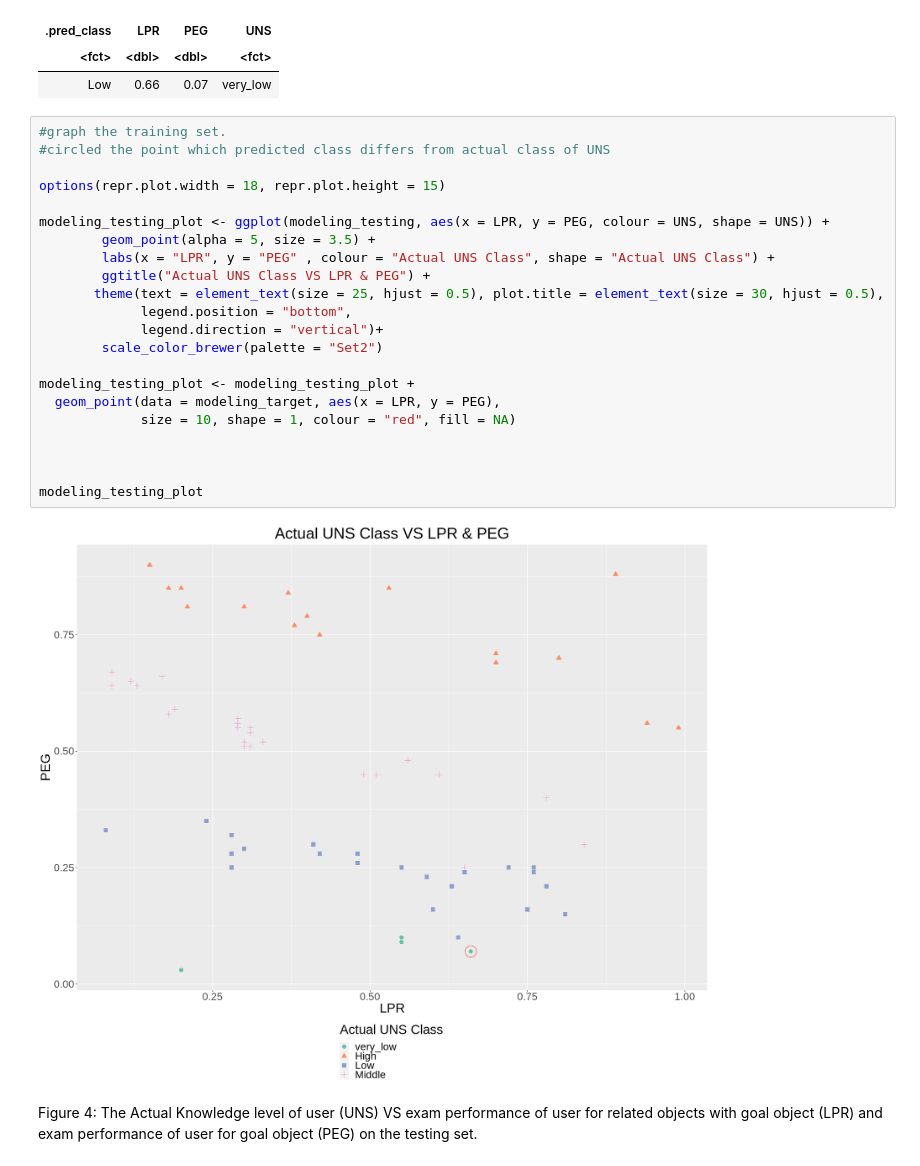
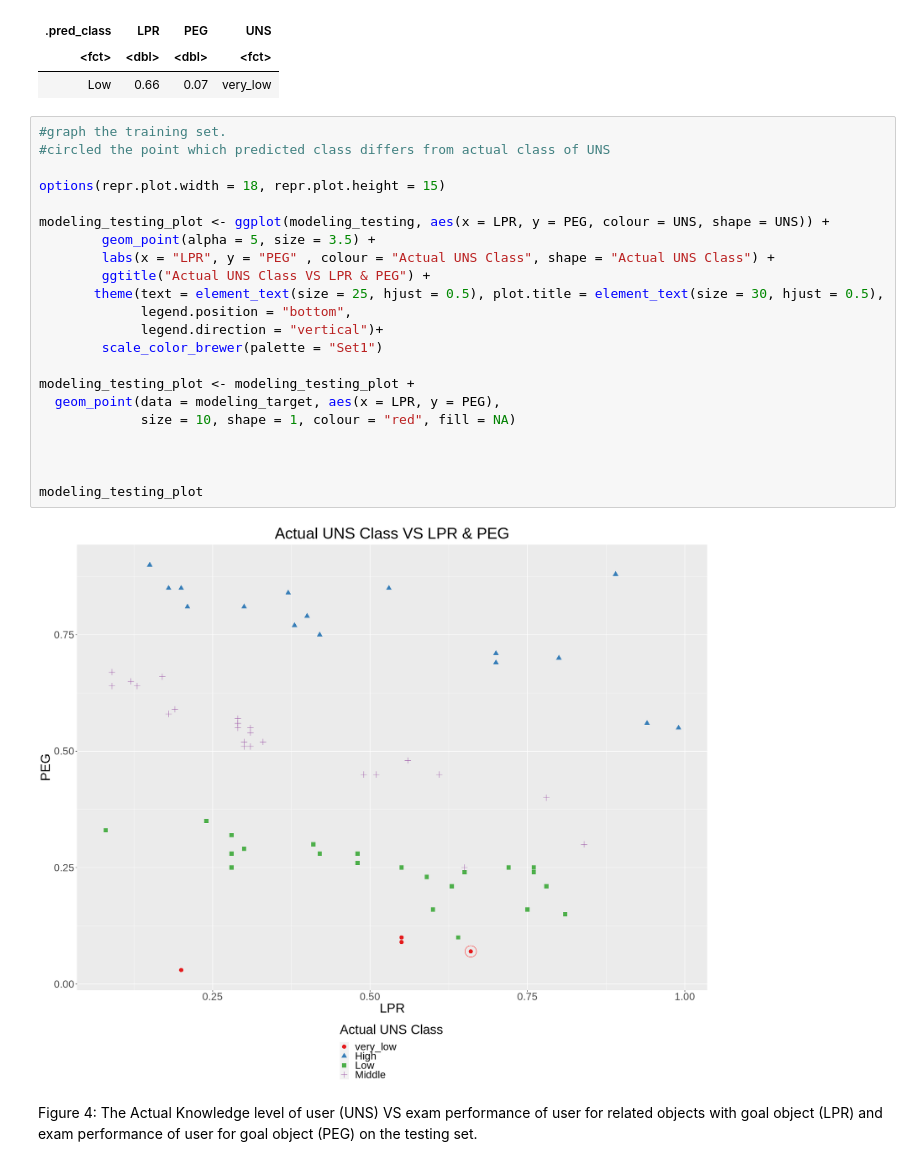
Before and after one commit to Anson-Chan-HK/DSCI-100-2023S1-4-PROJECT, a Jupyter notebook: actual_project.ipynb, the cells around one changed output. Cells and saved outputs as stored; diff of their text form.

```diff
--- a/actual_project.ipynb
+++ b/actual_project.ipynb
@@ -487,27 +487,27 @@ A tibble: 1 × 4
 # %%
 #graph the training set.
 #circled the point which predicted class differs from actual class of UNS
 
 options(repr.plot.width = 18, repr.plot.height = 15)
 
 modeling_testing_plot <- ggplot(modeling_testing, aes(x = LPR, y = PEG, colour = UNS, shape = UNS)) +
         geom_point(alpha = 5, size = 3.5) +
         labs(x = "LPR", y = "PEG" , colour = "Actual UNS Class", shape = "Actual UNS Class") +
         ggtitle("Actual UNS Class VS LPR & PEG") +
        theme(text = element_text(size = 25, hjust = 0.5), plot.title = element_text(size = 30, hjust = 0.5),
              legend.position = "bottom",
              legend.direction = "vertical")+
-        scale_color_brewer(palette = "Set2")
+        scale_color_brewer(palette = "Set1")
 
 modeling_testing_plot <- modeling_testing_plot +
   geom_point(data = modeling_target, aes(x = LPR, y = PEG),
              size = 10, shape = 1, colour = "red", fill = NA)
 
 
 
 modeling_testing_plot
 # %% [output]
-[figure, old version]
+[figure, new version]
 # %% [markdown]
 Figure 4: The Actual Knowledge level of user (UNS) VS exam performance of user for related objects with goal object (LPR) and exam performance of user for goal object (PEG) on the testing set.
 # %%
```
Also changed, not shown: parts of 4 cells of this notebook.
